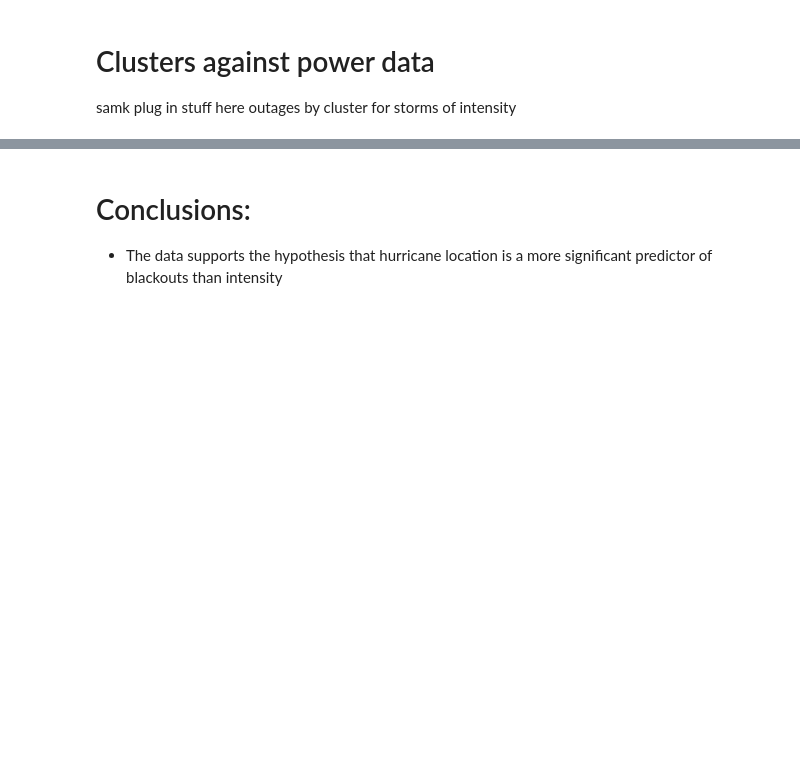
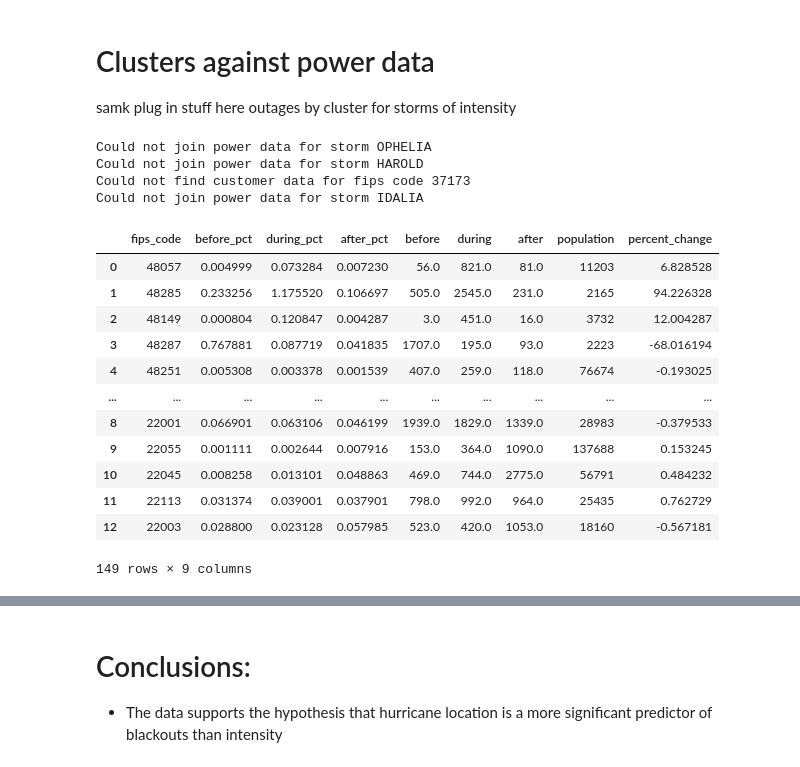
Before and after one commit to skortchmark9/Climate_ML, a Jupyter notebook: Project_1/main.ipynb, the cells around one changed output, grey strips where cells are left out. Saved outputs shown, nothing was run; the diff lists cells and outputs as text; code cells hidden in the pictures; blank space fills up the shorter version.

```diff
--- a/Project_1/main.ipynb
+++ b/Project_1/main.ipynb
@@ -85,0 +107,39 @@ outages by cluster for storms of <x> intensity
+# %%
+from storm_power_outages import get_blackouts_by_fip_for_storm
+
+blackout_by_storm_sid = {}
+
+for cluster_id, cluster in clusters:
+    cluster_storms = storms_by_cluster_id[cluster_id]
+
+    for storm in cluster_storms:
+        blackout_data = get_blackouts_by_fip_for_storm(
+            storm, yearly_power_data, customers_by_fips
+        )
+        blackout_by_storm_sid[storm['sid']] = blackout_data
+# %% [output]
+Could not join power data for storm OPHELIA
+Could not join power data for storm HAROLD
+Could not find customer data for fips code 37173
+Could not join power data for storm IDALIA
+# %%
+from storm_power_outages import get_blackouts_by_fip_for_cluster
+
+get_blackouts_by_fip_for_cluster(
+    blackout_by_storm_sid,
+    [storm['sid'] for storm in storms_by_cluster_id[0]]
+)
+# %% [output]
+|  | fips_code | before_pct | during_pct | after_pct | before | during | after | population | percent_change |
+| 0 | 48057 | 0.004999 | 0.073284 | 0.007230 | 56.0 | 821.0 | 81.0 | 11203 | 6.828528 |
+| 1 | 48285 | 0.233256 | 1.175520 | 0.106697 | 505.0 | 2545.0 | 231.0 | 2165 | 94.226328 |
+| 2 | 48149 | 0.000804 | 0.120847 | 0.004287 | 3.0 | 451.0 | 16.0 | 3732 | 12.004287 |
+| 3 | 48287 | 0.767881 | 0.087719 | 0.041835 | 1707.0 | 195.0 | 93.0 | 2223 | -68.016194 |
+| 4 | 48251 | 0.005308 | 0.003378 | 0.001539 | 407.0 | 259.0 | 118.0 | 76674 | -0.193025 |
+| ... | ... | ... | ... | ... | ... | ... | ... | ... | ... |
+| 8 | 22001 | 0.066901 | 0.063106 | 0.046199 | 1939.0 | 1829.0 | 1339.0 | 28983 | -0.379533 |
+| 9 | 22055 | 0.001111 | 0.002644 | 0.007916 | 153.0 | 364.0 | 1090.0 | 137688 | 0.153245 |
+| 10 | 22045 | 0.008258 | 0.013101 | 0.048863 | 469.0 | 744.0 | 2775.0 | 56791 | 0.484232 |
+| 11 | 22113 | 0.031374 | 0.039001 | 0.037901 | 798.0 | 992.0 | 964.0 | 25435 | 0.762729 |
+| 12 | 22003 | 0.028800 | 0.023128 | 0.057985 | 523.0 | 420.0 | 1053.0 | 18160 | -0.567181 |
+149 rows × 9 columns
```
Also changed, not shown: parts of 6 cells of this notebook, 2 other files.
